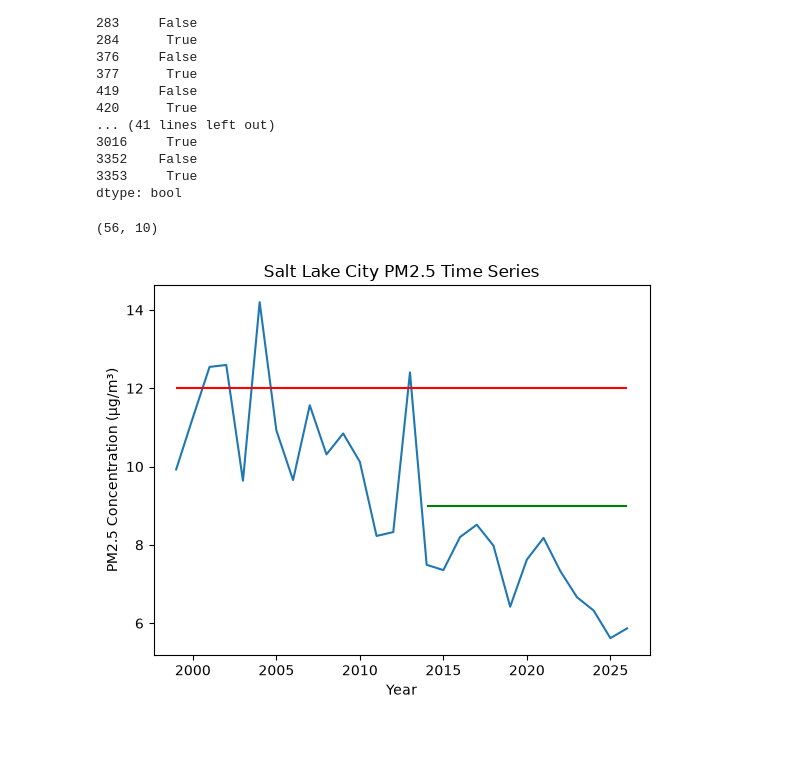
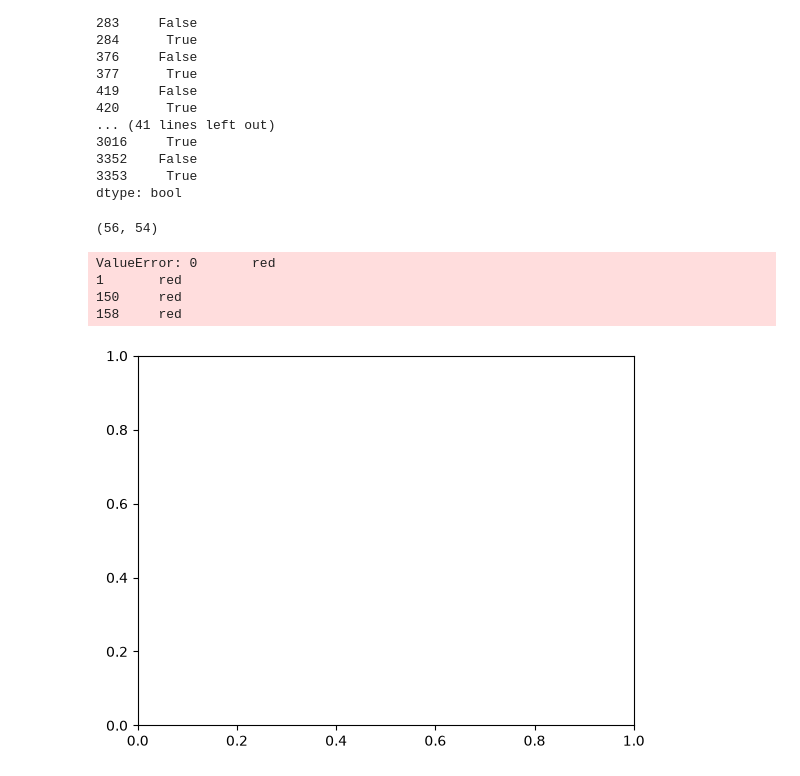
Before and after one commit to sodoo-gadal/UROP-SLC-AQ-, a Jupyter notebook: Salt_Lake_City_AQI/time_series.ipynb, the cells around one changed output. Saved outputs shown, nothing was run; the diff lists cells and outputs as text; code cells hidden in the pictures; blank space fills up the shorter version.

Commit message:
edits to the time series plots

```diff
--- a/Salt_Lake_City_AQI/time_series.ipynb
+++ b/Salt_Lake_City_AQI/time_series.ipynb
@@ -27,0 +8,6 @@ df
+# %%
+#df = df[df['POC'] == "3"]
+df = df[df["Parameter Name"] == "PM2.5 - Local Conditions"]
+
+
+df
@@ -74,37 +74,46 @@ df = df.sort_values(["Year"], ascending=True)
 #converting the Year and Arithmetic Mean columns to numeric values so that I can plot them
 #why are they strings ;(
 
 df['Year'] = pd.to_numeric(df['Year'], errors='coerce')
 df['Arithmetic Mean'] = pd.to_numeric(df['Arithmetic Mean'], errors='coerce')
 
 df = df[df['Arithmetic Mean'].apply(lambda x: isinstance(x, (int, float)))]
 
 df = df[df["Duration Description"] == "24 HOUR"]
 
 #print(df.head())
 
 #print(df())
 
 print(df.shape)
 
-#plot looks pretty darn good! just gotta filter for proper POC, remove duplicate data, and fit some horizontal lines to show old and new EPA reqs
+#plot looks pretty darn good! just gotta filter for proper POC, remove duplicate data
 
+#df = df[df["POC"] == "5"]
 
-plt.plot(df["Year"], df["Arithmetic Mean"])
+color_key = {"1": "red", "5": "blue", "6": "green", "3": "purple"}
+mapped_colors = df['POC'].map(color_key)
+#highlight which POC is which
+
+plt.plot(df["Year"], df["Arithmetic Mean"], c = mapped_colors)
 plt.title("Salt Lake City PM2.5 Time Series")
 plt.xlabel("Year")
 plt.ylabel("PM2.5 Concentration (µg/m³)")
 #add in a legend describing the hlines
 plt.hlines(
     y=12,xmin=1999, xmax=2026, colors="red", label= "old EPA PM-2.5 requirement"
 )
 plt.hlines(
     y=9, xmin=2014, xmax = 2026, colors = "green", label = "new EPA PM-2.5 requirement"
 )
 plt.show()
 # %% [output]
-(56, 10)
+(56, 54)
+ValueError: 0       red
+1       red
+150     red
+158     red
-[figure, old version]
+[figure, new version]
 # %%
 df
 # %% [output]
```
Also changed, not shown: parts of 2 cells of this notebook, 2 other files.
